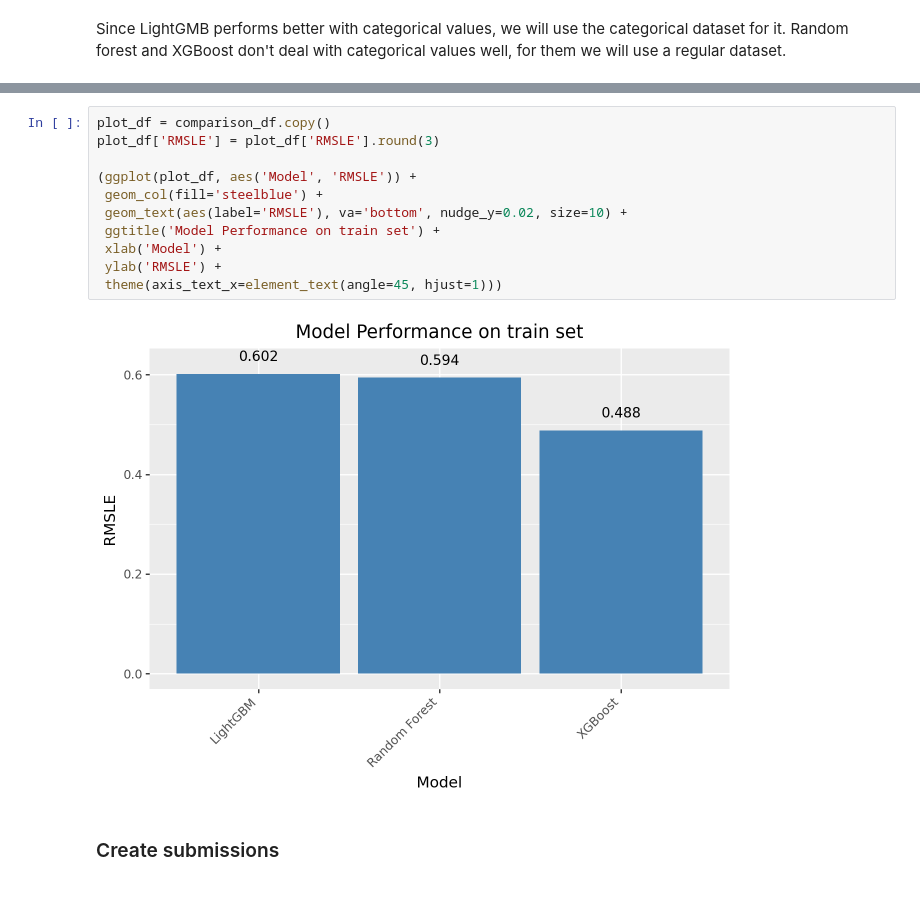
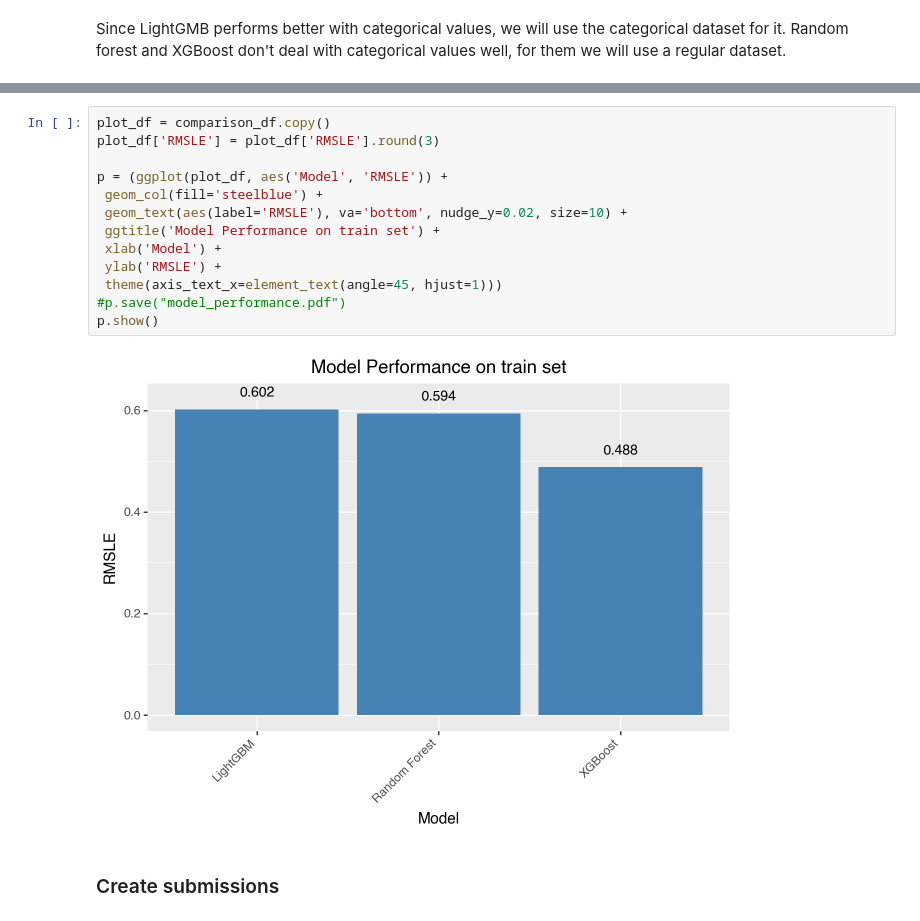
Before and after one commit to RalfGrossfeldt/Store-Sales-Prediction, a Jupyter notebook: notebook.ipynb, the cells around one changed output, grey strips where cells are left out. Saved outputs shown, nothing was run; the diff lists cells and outputs as text.

Commit message:
added conclusions and plots

```diff
--- a/notebook.ipynb
+++ b/notebook.ipynb
@@ -910,16 +919,18 @@ Best model by RMSLE: XGBoost
 # %%
 plot_df = comparison_df.copy()
 plot_df['RMSLE'] = plot_df['RMSLE'].round(3)
 
-(ggplot(plot_df, aes('Model', 'RMSLE')) +
+p = (ggplot(plot_df, aes('Model', 'RMSLE')) +
  geom_col(fill='steelblue') +
  geom_text(aes(label='RMSLE'), va='bottom', nudge_y=0.02, size=10) +
  ggtitle('Model Performance on train set') +
  xlab('Model') +
  ylab('RMSLE') +
  theme(axis_text_x=element_text(angle=45, hjust=1)))
+#p.save("model_performance.pdf")
+p.show()
 # %% [output]
-[figure, old version]
+[figure, new version]
 # %% [markdown]
 ### Create submissions
 # %%
```
Also changed, not shown: parts of 25 cells of this notebook, 4 other files.
